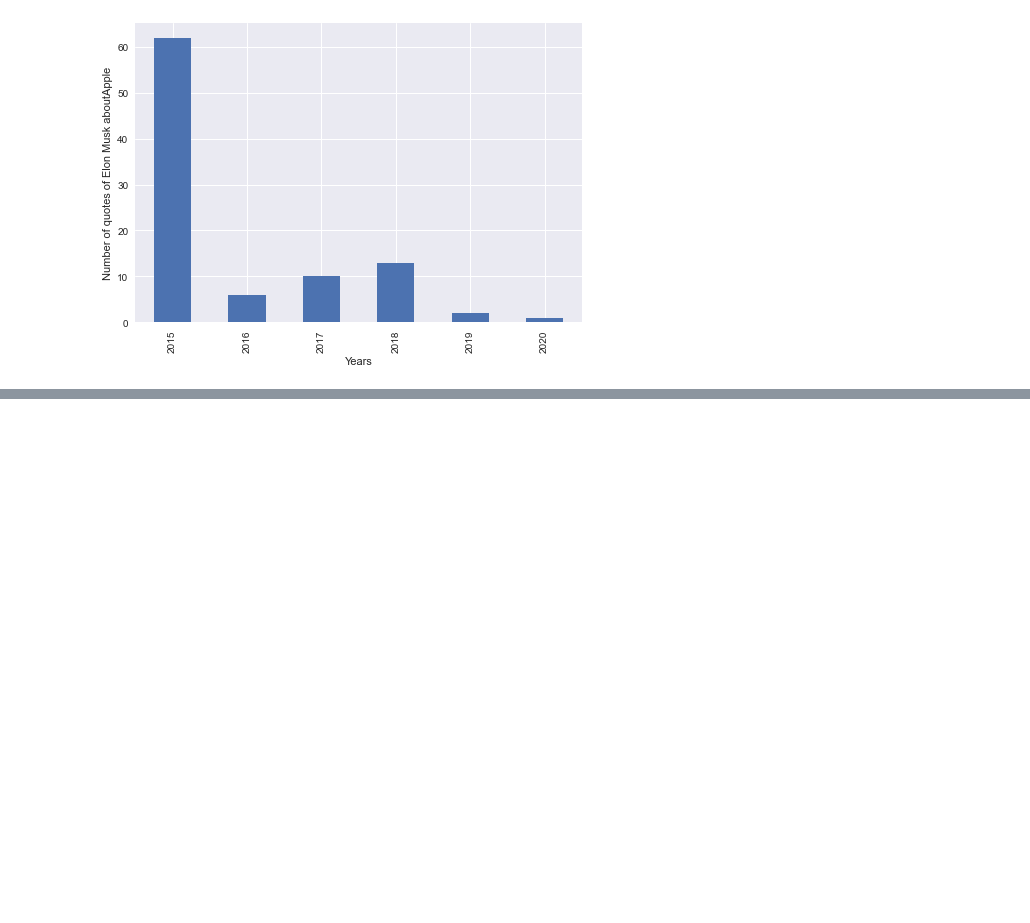
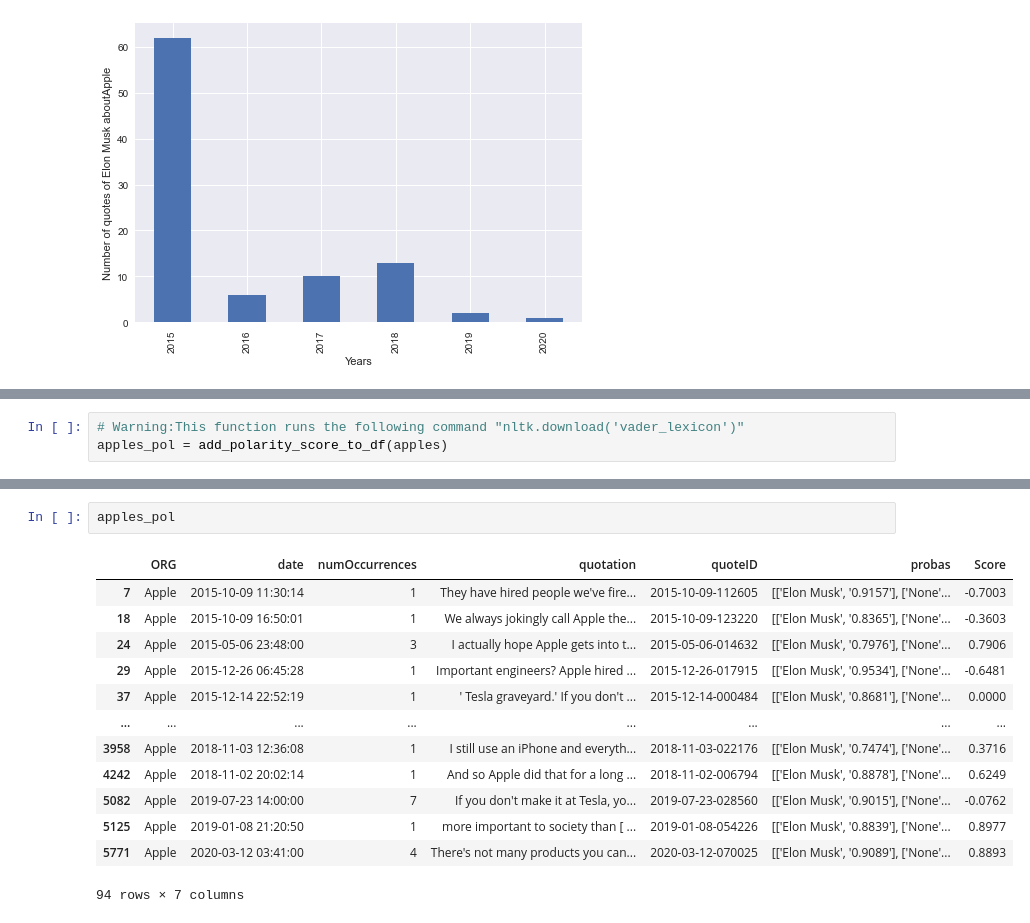
Before and after one commit to LobsterChampage/ada-2021-project-madagascar, a Jupyter notebook: Main.ipynb, the cells around one changed output, grey strips where cells are left out. Saved outputs shown, nothing was run; the diff lists cells and outputs as text; blank space fills up the shorter version.

Commit message:
SENTIMENTAL ANALYSIS USING VADER

```diff
--- a/Main.ipynb
+++ b/Main.ipynb
@@ -143,0 +147,3 @@ plot_by_org(elon_org_df, "Apple")
+# %%
+# Warning:This function runs the following command "nltk.download('vader_lexicon')"
+apples_pol = add_polarity_score_to_df(apples)
@@ -143,0 +154,16 @@ plot_by_org(elon_org_df, "Apple")
+# %%
+apples_pol
+# %% [output]
+|  | ORG | date | numOccurrences | quotation | quoteID | probas | Score |
+| 7 | Apple | 2015-10-09 11:30:14 | 1 | They have hired people we've fire... | 2015-10-09-112605 | [['Elon Musk', '0.9157'], ['None'... | -0.7003 |
+| 18 | Apple | 2015-10-09 16:50:01 | 1 | We always jokingly call Apple the... | 2015-10-09-123220 | [['Elon Musk', '0.8365'], ['None'... | -0.3603 |
+| 24 | Apple | 2015-05-06 23:48:00 | 3 | I actually hope Apple gets into t... | 2015-05-06-014632 | [['Elon Musk', '0.7976'], ['None'... | 0.7906 |
+| 29 | Apple | 2015-12-26 06:45:28 | 1 | Important engineers? Apple hired ... | 2015-12-26-017915 | [['Elon Musk', '0.9534'], ['None'... | -0.6481 |
+| 37 | Apple | 2015-12-14 22:52:19 | 1 | ' Tesla graveyard.' If you don't ... | 2015-12-14-000484 | [['Elon Musk', '0.8681'], ['None'... | 0.0000 |
+| ... | ... | ... | ... | ... | ... | ... | ... |
+| 3958 | Apple | 2018-11-03 12:36:08 | 1 | I still use an iPhone and everyth... | 2018-11-03-022176 | [['Elon Musk', '0.7474'], ['None'... | 0.3716 |
+| 4242 | Apple | 2018-11-02 20:02:14 | 1 | And so Apple did that for a long ... | 2018-11-02-006794 | [['Elon Musk', '0.8878'], ['None'... | 0.6249 |
+| 5082 | Apple | 2019-07-23 14:00:00 | 7 | If you don't make it at Tesla, yo... | 2019-07-23-028560 | [['Elon Musk', '0.9015'], ['None'... | -0.0762 |
+| 5125 | Apple | 2019-01-08 21:20:50 | 1 | more important to society than [ ... | 2019-01-08-054226 | [['Elon Musk', '0.8839'], ['None'... | 0.8977 |
+| 5771 | Apple | 2020-03-12 03:41:00 | 4 | There's not many products you can... | 2020-03-12-070025 | [['Elon Musk', '0.9089'], ['None'... | 0.8893 |
+94 rows × 7 columns
```
Also changed, not shown: parts of 3 cells of this notebook, 1 other file.
